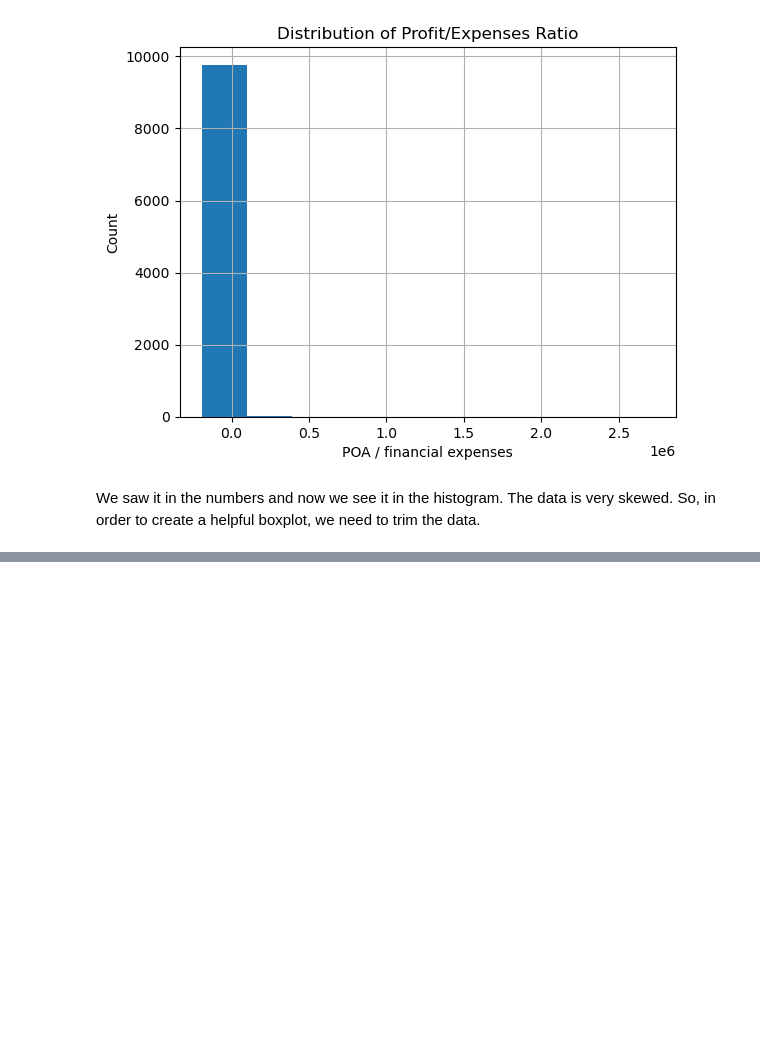
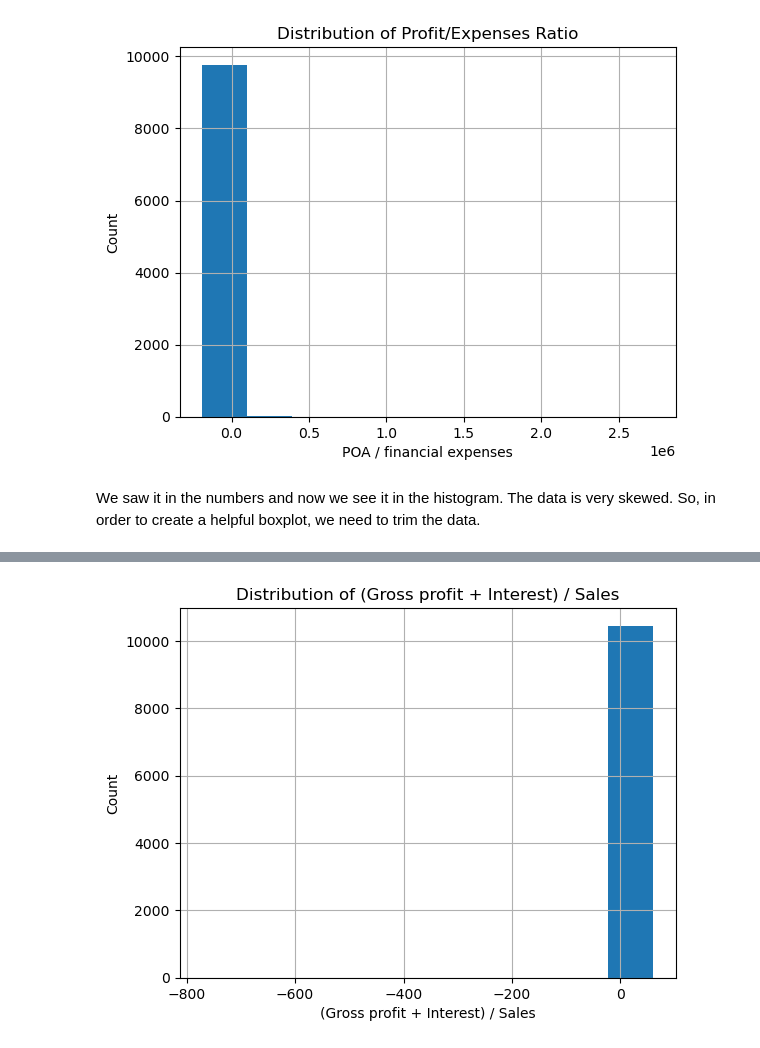
Before and after one commit to Johnnysnipes90/bankruptcy-prediction, a Jupyter notebook: notebook.ipynb, the cells around one changed output, grey strips where cells are left out. Saved outputs shown, nothing was run; the diff lists cells and outputs as text; code cells hidden in the pictures; blank space fills up the shorter version.

```diff
--- a/notebook.ipynb
+++ b/notebook.ipynb
@@ -142,0 +187,8 @@ We saw it in the numbers and now we see it in the histogram. The data is very sk
+# %%
+# Plot histogram of `feat_31`
+df['Attr31'].hist()
+plt.xlabel("(Gross profit + Interest) / Sales")
+plt.ylabel("Count"),
+plt.title("Distribution of (Gross profit + Interest) / Sales");
+# %% [output]
+[figure, added]
```
Also changed, not shown: parts of 21 cells of this notebook.
